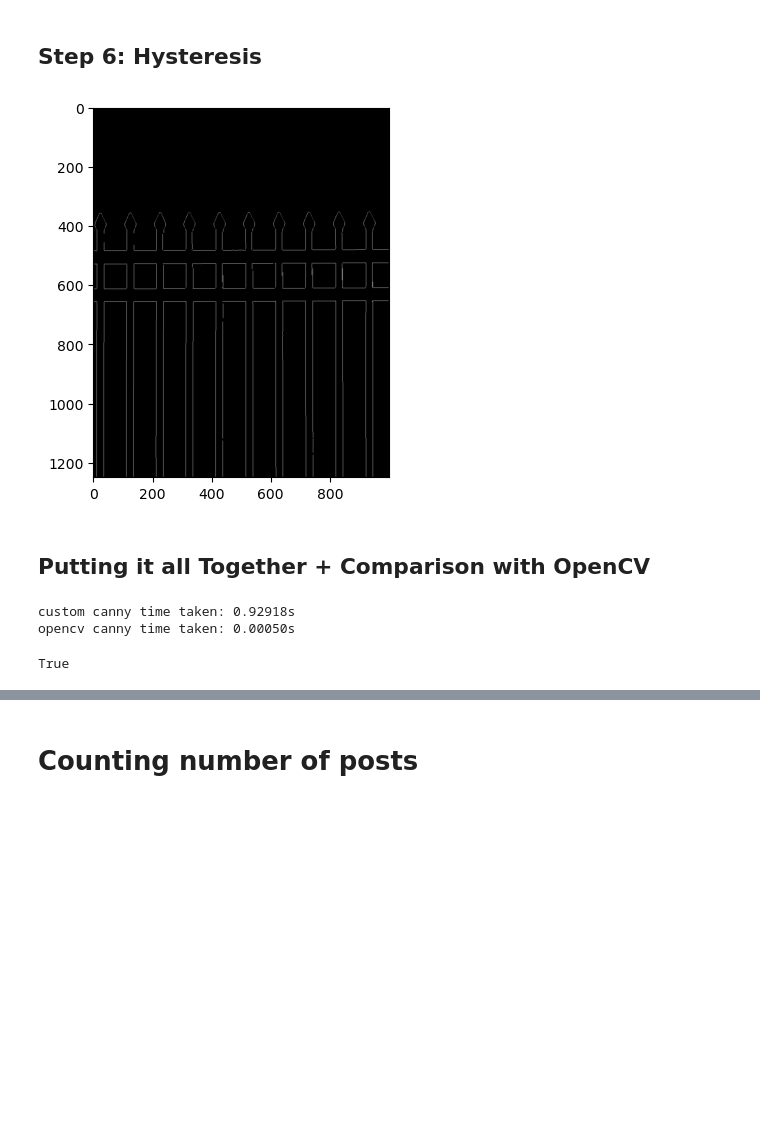
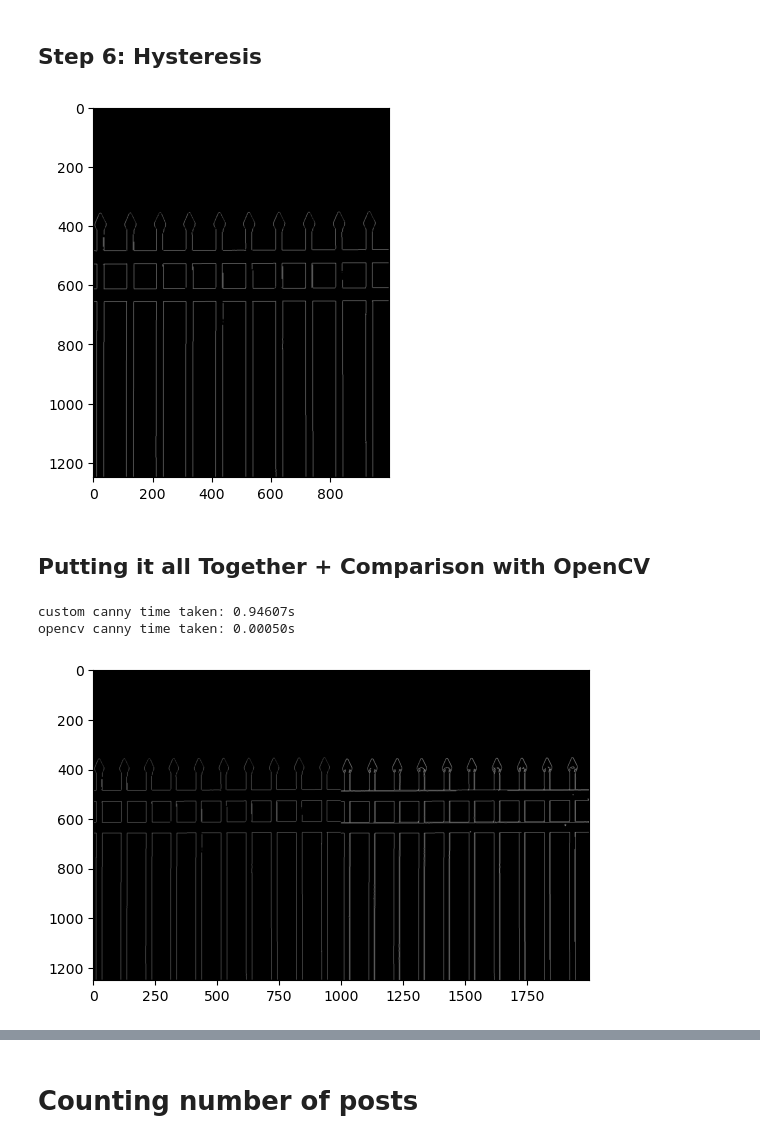
Before and after one commit to abdulahadbutt/CV701-Assignment2, a Jupyter notebook: main.ipynb, the cells around one changed output, grey strips where cells are left out. Saved outputs shown, nothing was run; the diff lists cells and outputs as text; code cells hidden in the pictures; blank space fills up the shorter version.

```diff
--- a/main.ipynb
+++ b/main.ipynb
@@ -59,10 +59,30 @@ plt.show()
 # %% [markdown]
 ## Step 3: Gradient Calculation
 # %%
+def get_sobel_kernels(ksize:int):
+    kernel_x = np.array([
+        [1, 0, -1],
+        [2, 0, -2],
+        [1, 0, -1]
+    ])
+
+    kernel_y = np.array([
+        [ 1,  2,  1],
+        [ 0,  0,  0],
+        [-1, -2, -1]
+    ])
+
+    return kernel_x, kernel_y
+
+
 def calc_gradient_custom(img:np.ndarray, ksize:int):
     ddepth = cv2.CV_64F
-    grad_x = cv2.Sobel(img, ddepth, 1, 0, ksize=ksize)
-    grad_y = cv2.Sobel(img, ddepth, 0, 1, ksize=ksize)
+
+    k_x, k_y = get_sobel_kernels(ksize=ksize)
+    grad_x = cv2.filter2D(img, ddepth, k_x)
+    grad_y = cv2.filter2D(img, ddepth, k_y)
+    # grad_x = cv2.Sobel(img, ddepth, 1, 0, ksize=ksize)
+    # grad_y = cv2.Sobel(img, ddepth, 0, 1, ksize=ksize)
 
     magnitude = np.sqrt(np.square(grad_x) + np.square(grad_y))
     # ? Converting from rads to degrees
@@ -74,6 +94,7 @@ def calc_gradient_custom(img:np.ndarray, ksize:int):
     return magnitude, angle
 
 
+
 magnitude, angle = calc_gradient_custom(blurred_img, KERNEL_SIZE)
 cv2.imwrite('data/fence-edge-magnitude.jpg', magnitude)
 
@@ -179,7 +200,7 @@ cv2.imwrite('data/custom-canny.jpg', custom_edges)
 plt.imshow(custom_edges, cmap='gray')
 plt.show()
 # %% [output]
-[figure, old version]
+[figure, new version]
 # %% [markdown]
 ## Putting it all Together + Comparison with OpenCV
 # %%
@@ -201,35 +222,39 @@ def canny_custom(img:np.ndarray, kernel_size:int, sigma:float=0.5, thresh1:int=T
     # 4. Non Maximal Suppression
     _non_max = non_maximal_custom(_magnitude, _angle)
 
     # 5. Double Thresholding
     _threshed_img = double_thresh_custom(_non_max, thresh1, thresh2)
 
     # 6. Hysteresis
     _custom_edges = hysteresis_custom(_threshed_img, thresh1, thresh2)
 
 
     return _custom_edges
 
 start_time = time.time()
 custom_edges = canny_custom(
     img, KERNEL_SIZE
 )
 end_time = time.time()
 
 print(f'custom canny time taken: {end_time - start_time:.5f}s')
 
 
 start_time = time.time()
 cv2_edges = cv2.Canny(blurred_img,THRESH1,THRESH2)
 end_time = time.time()
 print(f'opencv canny time taken: {end_time - start_time:.5f}s')
 
 
 cv2.imwrite('data/fence-opencv-canny.jpg', cv2_edges)
+
+res = np.hstack((custom_edges, cv2_edges))
+plt.imshow(res, cmap='gray')
+plt.show()
 # %% [output]
-custom canny time taken: 0.92918s
+custom canny time taken: 0.94607s
 opencv canny time taken: 0.00050s
-True
+[figure, added]
 # %%
 from math import log10, sqrt
 
```
Also changed, not shown: parts of 6 cells of this notebook, 4 other files.
